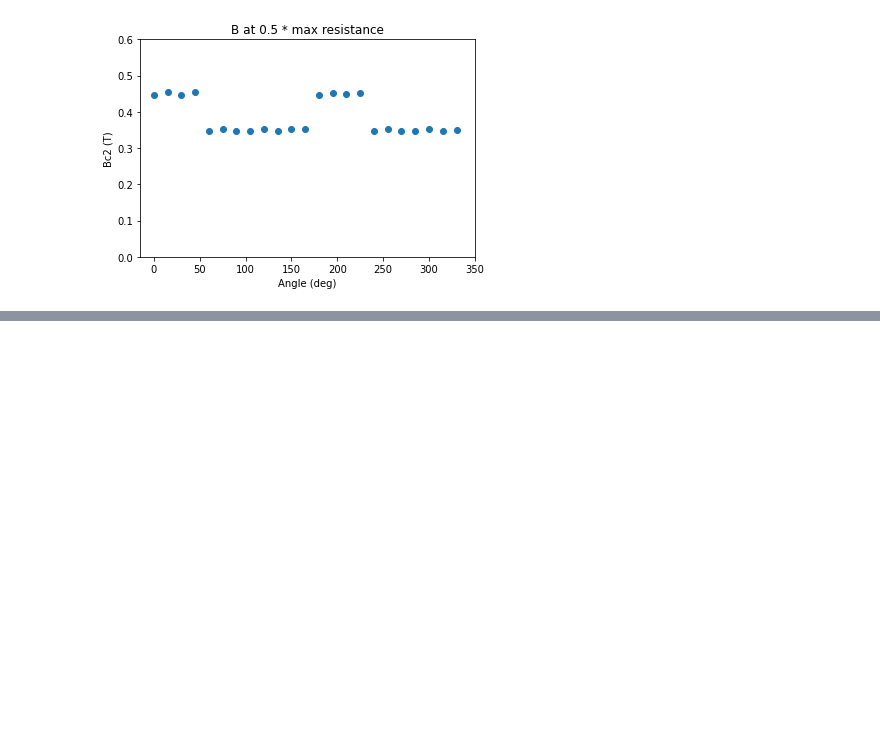
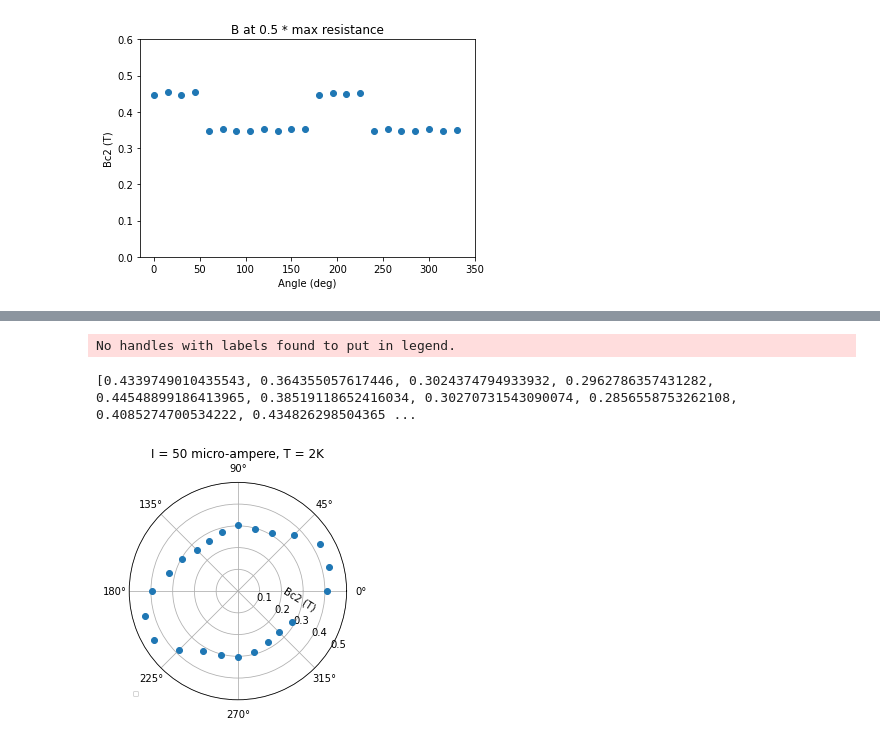
Before and after one commit to DerkNiessink/research-practicum, a Jupyter notebook: research.ipynb, the cells around one changed output, grey strips where cells are left out. Drawn from its saved outputs; the diff is of its cells as text; code cells hidden in the pictures; blank space fills up the shorter version.

```diff
--- a/research.ipynb
+++ b/research.ipynb
@@ -328 +329,22 @@ plt.ylim(0, 0.7)
+# %%
+
+
+angles_rad = [angle / 180 * np.pi for angle in angles]
+
+
+fig, ax = plt.subplots(subplot_kw={'projection': 'polar'})
+ax.plot(angles_rad, bc2s, "o")
+ax.set_title("I = 50 micro-ampere, T = 2K")
+
+ax.legend(loc = "lower left", prop={"size": 7})
+ax.set_rlabel_position(-32)
+ax.set_rlim(0, 0.5)
+label_position=ax.get_rlabel_position()
+ax.text(np.radians(label_position+25),ax.get_rmax()*4/7,'Bc2 (T)', rotation=label_position,ha='center',va='center')
+ax.grid(True)
+print(bc2s)
+# %% [output]
+No handles with labels found to put in legend.
+[0.4339749010435543, 0.364355057617446, 0.3024374794933932, 0.2962786357431282, 0.44548899186413965, 0.38519118652416034, 0.30270731543090074, 0.2856558753262108, 0.4085274700534222, 0.434826298504365 ...
+[figure, added]
 # %%
```
Also changed, not shown: parts of 2 cells of this notebook.
